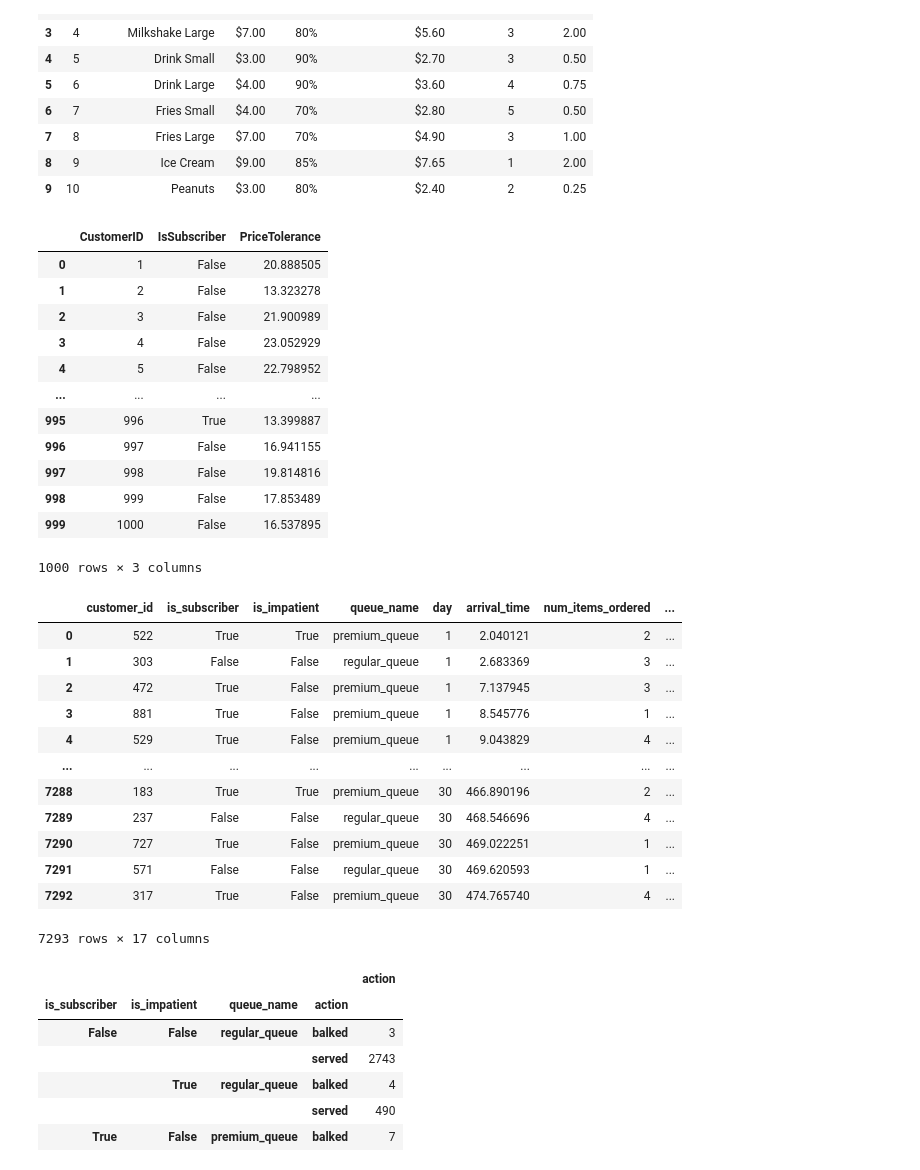
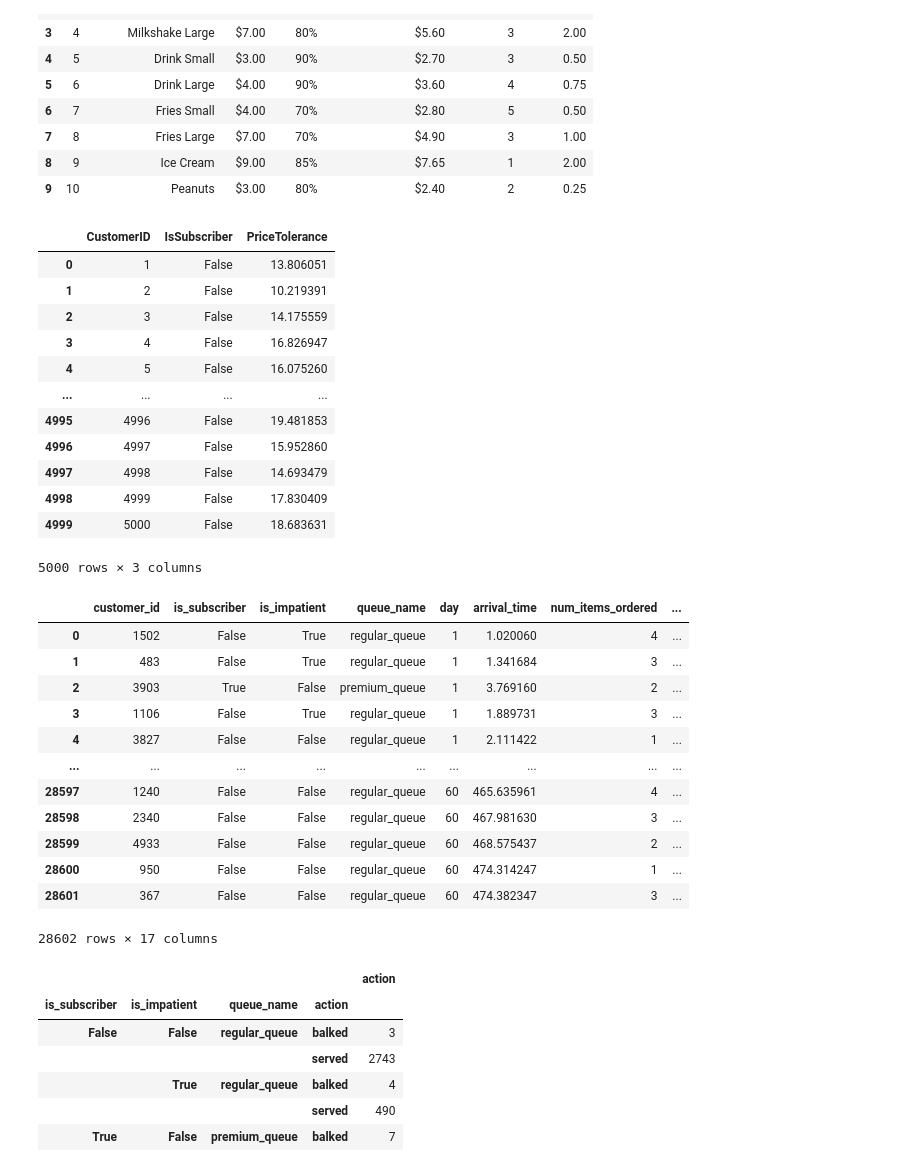
Before and after one commit to MichaelRocchio/MSDS_460, a Jupyter notebook: Term_Assignment/term_assign.ipynb, the cells around one changed output. Saved outputs shown, nothing was run; the diff lists cells and outputs as text; code cells hidden in the pictures.

```diff
--- a/Term_Assignment/term_assign.ipynb
+++ b/Term_Assignment/term_assign.ipynb
@@ -24,12 +24,12 @@ random.seed(RANDOM_SEED)
 
 PERCENT_SUBSCRIBERS = 0.10  # Percentage of customers who are subscribers
 PREMIUM_MEMBERSHIP_PRICE = 20  # Adjustable premium membership price
-NUM_CUSTOMERS = 1000  # Total number of unique customers in the customer base
+NUM_CUSTOMERS = 5000  # Total number of unique customers in the customer base
 
 
 customer_ids = range(1, NUM_CUSTOMERS + 1)
 is_subscriber = np.random.rand(NUM_CUSTOMERS) < PERCENT_SUBSCRIBERS
-price_tolerance = np.random.normal(20, 5, NUM_CUSTOMERS)  # Normal dist with mean 20 and std 5
+price_tolerance = np.random.normal(15, 2, NUM_CUSTOMERS)  # Normal dist with mean 20 and std 5
 customer_base_df = pd.DataFrame({
     'CustomerID': customer_ids,
     'IsSubscriber': is_subscriber,
@@ -39,26 +39,26 @@ customer_base_df.to_csv('customer_base.csv', index=False)
 customer_base_df
 # %% [output]
 |  | CustomerID | IsSubscriber | PriceTolerance |
-| 0 | 1 | False | 20.888505 |
-| 1 | 2 | False | 13.323278 |
-| 2 | 3 | False | 21.900989 |
-| 3 | 4 | False | 23.052929 |
-| 4 | 5 | False | 22.798952 |
+| 0 | 1 | False | 13.806051 |
+| 1 | 2 | False | 10.219391 |
+| 2 | 3 | False | 14.175559 |
+| 3 | 4 | False | 16.826947 |
+| 4 | 5 | False | 16.075260 |
 | ... | ... | ... | ... |
-| 995 | 996 | True | 13.399887 |
-| 996 | 997 | False | 16.941155 |
-| 997 | 998 | False | 19.814816 |
-| 998 | 999 | False | 17.853489 |
-| 999 | 1000 | False | 16.537895 |
+| 4995 | 4996 | False | 19.481853 |
+| 4996 | 4997 | False | 15.952860 |
+| 4997 | 4998 | False | 14.693479 |
+| 4998 | 4999 | False | 17.830409 |
+| 4999 | 5000 | False | 18.683631 |
-1000 rows × 3 columns
+5000 rows × 3 columns
 # %%
 
 np.random.seed(RANDOM_SEED)
 random.seed(RANDOM_SEED)
 
-DAYS_IN_SIMULATION = 30
+DAYS_IN_SIMULATION = 30 * 2
 SIMULATION_TIME_PER_DAY = 8 * 60  # 8 hours per day in minutes
-ARRIVAL_RATE = 2  # Average time between arrivals
+ARRIVAL_RATE = 1  # Average time between arrivals
 MAX_QUEUE_LENGTH_REGULAR = 5  # Maximum queue length before regular customers start balking
 MAX_QUEUE_LENGTH_IMPATIENT = 3  # Maximum queue length for impatient customers
 RENEGING_TIME_REGULAR = 8  # Time after which a regular customer may renege
@@ -117,45 +117,45 @@ class Customer:
 def burger_shop(env, regular_queue, premium_queue, day, customer_base, premium_price):
     while True:
         arrival_interval = random.expovariate(1.0 / ARRIVAL_RATE)
         yield env.timeout(arrival_interval)
 
         selected_customer = customer_base.sample(1).iloc[0]
         customer_id = selected_customer['CustomerID']
         price_tolerance = selected_customer['PriceTolerance']
         is_subscriber = selected_customer['IsSubscriber'] or (price_tolerance >= premium_price)
 
         is_impatient = random.random() < IMPATIENCE_PROBABILITY
         queue = premium_queue if is_subscriber else regular_queue
         queue_name = 'premium_queue' if is_subscriber else 'regular_queue'
 
         customer = Customer(env, customer_id, queue, queue_name, day, is_subscriber, is_impatient)
         env.process(customer.order())
 
 for day in range(1, DAYS_IN_SIMULATION + 1):
     env = simpy.Environment()
     regular_queue = simpy.Resource(env, capacity=1)
     premium_queue = simpy.Resource(env, capacity=1)
     env.process(burger_shop(env, regular_queue, premium_queue, day, customer_base_df, PREMIUM_MEMBERSHIP_PRICE))
     env.run(until=SIMULATION_TIME_PER_DAY)
 
 df = pd.DataFrame(customer_records)
 
 df['wait_time'] = df['departure_time'] - df['arrival_time']
 df
 # %% [output]
 |  | customer_id | is_subscriber | is_impatient | queue_name | day | arrival_time | num_items_ordered | ... |
-| 0 | 522 | True | True | premium_queue | 1 | 2.040121 | 2 | ... |
-| 1 | 303 | False | False | regular_queue | 1 | 2.683369 | 3 | ... |
-| 2 | 472 | True | False | premium_queue | 1 | 7.137945 | 3 | ... |
-| 3 | 881 | True | False | premium_queue | 1 | 8.545776 | 1 | ... |
-| 4 | 529 | True | False | premium_queue | 1 | 9.043829 | 4 | ... |
+| 0 | 1502 | False | True | regular_queue | 1 | 1.020060 | 4 | ... |
+| 1 | 483 | False | True | regular_queue | 1 | 1.341684 | 3 | ... |
+| 2 | 3903 | True | False | premium_queue | 1 | 3.769160 | 2 | ... |
+| 3 | 1106 | False | True | regular_queue | 1 | 1.889731 | 3 | ... |
+| 4 | 3827 | False | False | regular_queue | 1 | 2.111422 | 1 | ... |
 | ... | ... | ... | ... | ... | ... | ... | ... | ... |
-| 7288 | 183 | True | True | premium_queue | 30 | 466.890196 | 2 | ... |
-| 7289 | 237 | False | False | regular_queue | 30 | 468.546696 | 4 | ... |
-| 7290 | 727 | True | False | premium_queue | 30 | 469.022251 | 1 | ... |
-| 7291 | 571 | False | False | regular_queue | 30 | 469.620593 | 1 | ... |
-| 7292 | 317 | True | False | premium_queue | 30 | 474.765740 | 4 | ... |
+| 28597 | 1240 | False | False | regular_queue | 60 | 465.635961 | 4 | ... |
+| 28598 | 2340 | False | False | regular_queue | 60 | 467.981630 | 3 | ... |
+| 28599 | 4933 | False | False | regular_queue | 60 | 468.575437 | 2 | ... |
+| 28600 | 950 | False | False | regular_queue | 60 | 474.314247 | 1 | ... |
+| 28601 | 367 | False | False | regular_queue | 60 | 474.382347 | 3 | ... |
-7293 rows × 17 columns
+28602 rows × 17 columns
 # %%
 df.groupby(['is_subscriber', 'is_impatient', 'queue_name', 'action'])[['action']].count()
 # %% [output]
```
Also changed, not shown: parts of 5 cells of this notebook, 6 other files.
